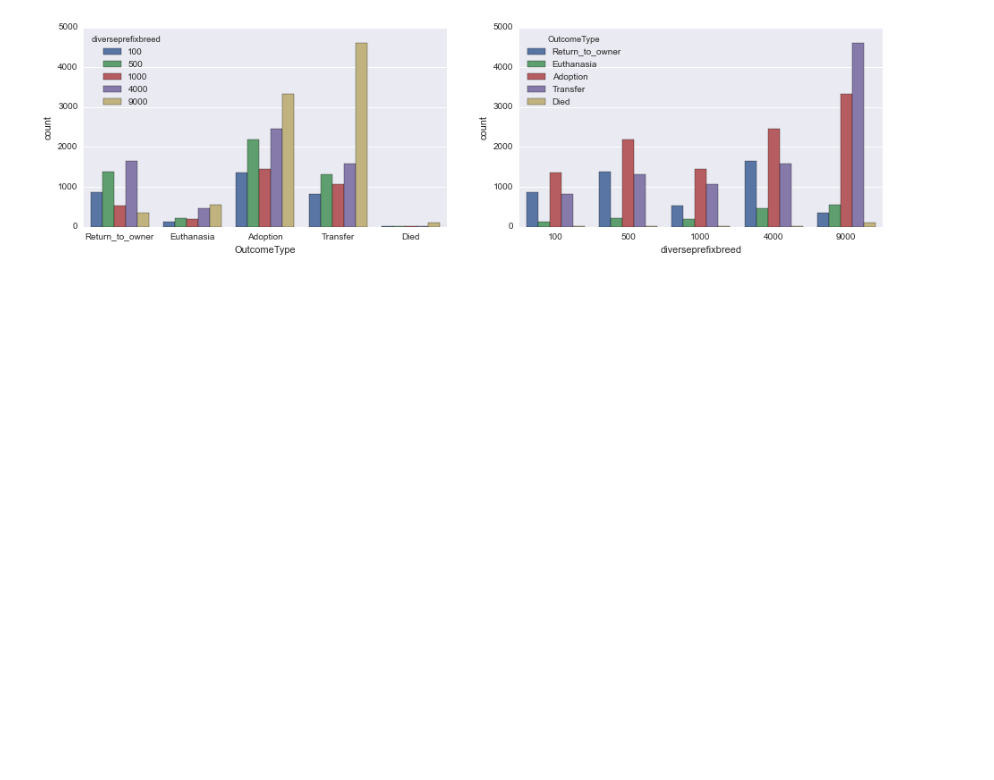
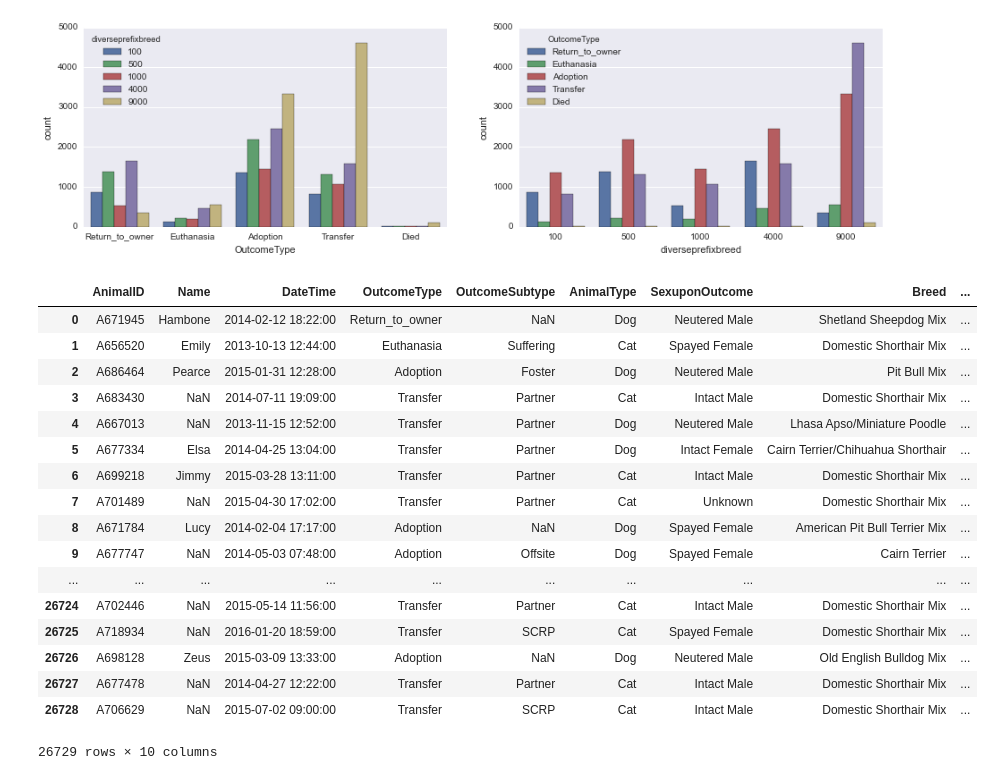
Before and after one commit to abhishek-ch/evolveML, a Jupyter notebook: kaggle/shelteranimaloutcomes/shelteranimal_exploratory_analysis.ipynb, the cells around one changed output. Saved outputs shown, nothing was run; the diff lists cells and outputs as text; code cells hidden in the pictures; blank space fills up the shorter version.

Commit message:
added column for converting age in weeks and starting to run ML

```diff
--- a/kaggle/shelteranimaloutcomes/shelteranimal_exploratory_analysis.ipynb
+++ b/kaggle/shelteranimaloutcomes/shelteranimal_exploratory_analysis.ipynb
@@ -188,3 +188,49 @@ sns.countplot(data=animals, x='diverseprefixbreed',hue='OutcomeType',ax=ax2)
 # %% [output]
 <matplotlib.axes._subplots.AxesSubplot at 0x...>
 [figure]
+# %%
+#https://www.kaggle.com/rplaca/shelter-animal-outcomes/wasting-time-on-kaggle-competitions
+def convert_age_to_weeks(df):
+    result = {}
+    for k in df['AgeuponOutcome'].unique():
+        if type(k) != type(""):
+            result[k] = -1
+        else:
+            v1, v2 = k.split()
+            if v2 in ["year", "years"]:
+                result[k] = int(v1) * 52
+            elif v2 in ["month", "months"]:
+                result[k] = int(v1) * 4.5
+            elif v2 in ["week", "weeks"]:
+                result[k] = int(v1)
+            elif v2 in ["day", "days"]:
+                result[k] = int(v1) / 7
+
+    df['_AgeuponOutcome'] = df['AgeuponOutcome'].map(result).astype(float)
+    df = df.drop('AgeuponOutcome', axis = 1)
+
+    return df
+# %%
+animals = pd.read_csv('/Volumes/work/data/kaggle/shelteranimaloutcomes/train.csv',sep=',')
+animals = convert_age_to_weeks(animals)
+animals
+# sns.countplot(animals._AgeuponOutcome,palette='Set3')
+# %% [output]
+|  | AnimalID | Name | DateTime | OutcomeType | OutcomeSubtype | AnimalType | SexuponOutcome | Breed | ... |
+| 0 | A671945 | Hambone | 2014-02-12 18:22:00 | Return_to_owner | NaN | Dog | Neutered Male | Shetland Sheepdog Mix | ... |
+| 1 | A656520 | Emily | 2013-10-13 12:44:00 | Euthanasia | Suffering | Cat | Spayed Female | Domestic Shorthair Mix | ... |
+| 2 | A686464 | Pearce | 2015-01-31 12:28:00 | Adoption | Foster | Dog | Neutered Male | Pit Bull Mix | ... |
+| 3 | A683430 | NaN | 2014-07-11 19:09:00 | Transfer | Partner | Cat | Intact Male | Domestic Shorthair Mix | ... |
+| 4 | A667013 | NaN | 2013-11-15 12:52:00 | Transfer | Partner | Dog | Neutered Male | Lhasa Apso/Miniature Poodle | ... |
+| 5 | A677334 | Elsa | 2014-04-25 13:04:00 | Transfer | Partner | Dog | Intact Female | Cairn Terrier/Chihuahua Shorthair | ... |
+| 6 | A699218 | Jimmy | 2015-03-28 13:11:00 | Transfer | Partner | Cat | Intact Male | Domestic Shorthair Mix | ... |
+| 7 | A701489 | NaN | 2015-04-30 17:02:00 | Transfer | Partner | Cat | Unknown | Domestic Shorthair Mix | ... |
+| 8 | A671784 | Lucy | 2014-02-04 17:17:00 | Adoption | NaN | Dog | Spayed Female | American Pit Bull Terrier Mix | ... |
+| 9 | A677747 | NaN | 2014-05-03 07:48:00 | Adoption | Offsite | Dog | Spayed Female | Cairn Terrier | ... |
+| ... | ... | ... | ... | ... | ... | ... | ... | ... | ... |
+| 26724 | A702446 | NaN | 2015-05-14 11:56:00 | Transfer | Partner | Cat | Intact Male | Domestic Shorthair Mix | ... |
+| 26725 | A718934 | NaN | 2016-01-20 18:59:00 | Transfer | SCRP | Cat | Spayed Female | Domestic Shorthair Mix | ... |
+| 26726 | A698128 | Zeus | 2015-03-09 13:33:00 | Adoption | NaN | Dog | Neutered Male | Old English Bulldog Mix | ... |
+| 26727 | A677478 | NaN | 2014-04-27 12:22:00 | Transfer | Partner | Cat | Intact Male | Domestic Shorthair Mix | ... |
+| 26728 | A706629 | NaN | 2015-07-02 09:00:00 | Transfer | SCRP | Cat | Intact Male | Domestic Shorthair Mix | ... |
+26729 rows × 10 columns
```
Also changed, not shown: parts of 1 cell of this notebook.
